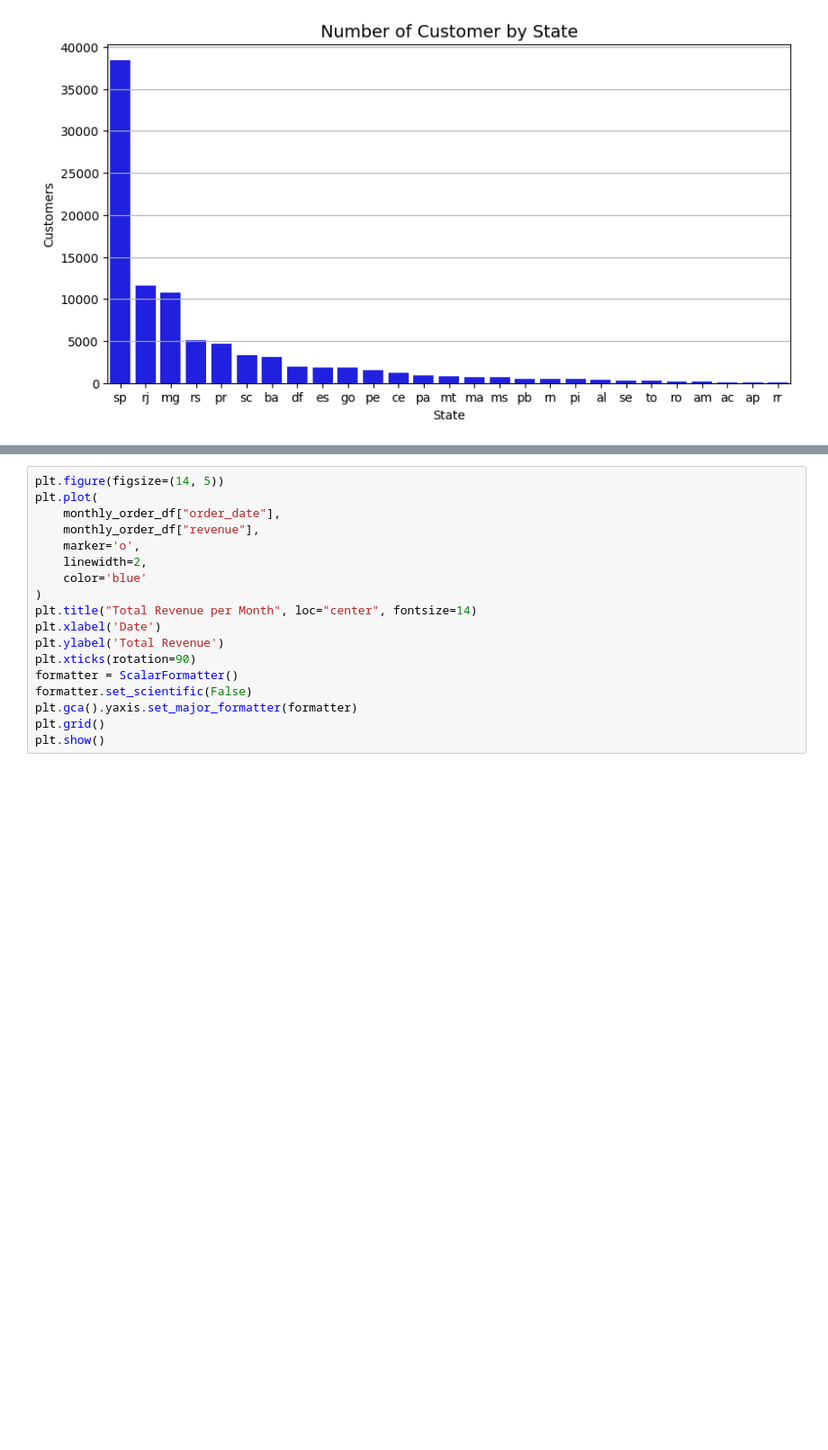
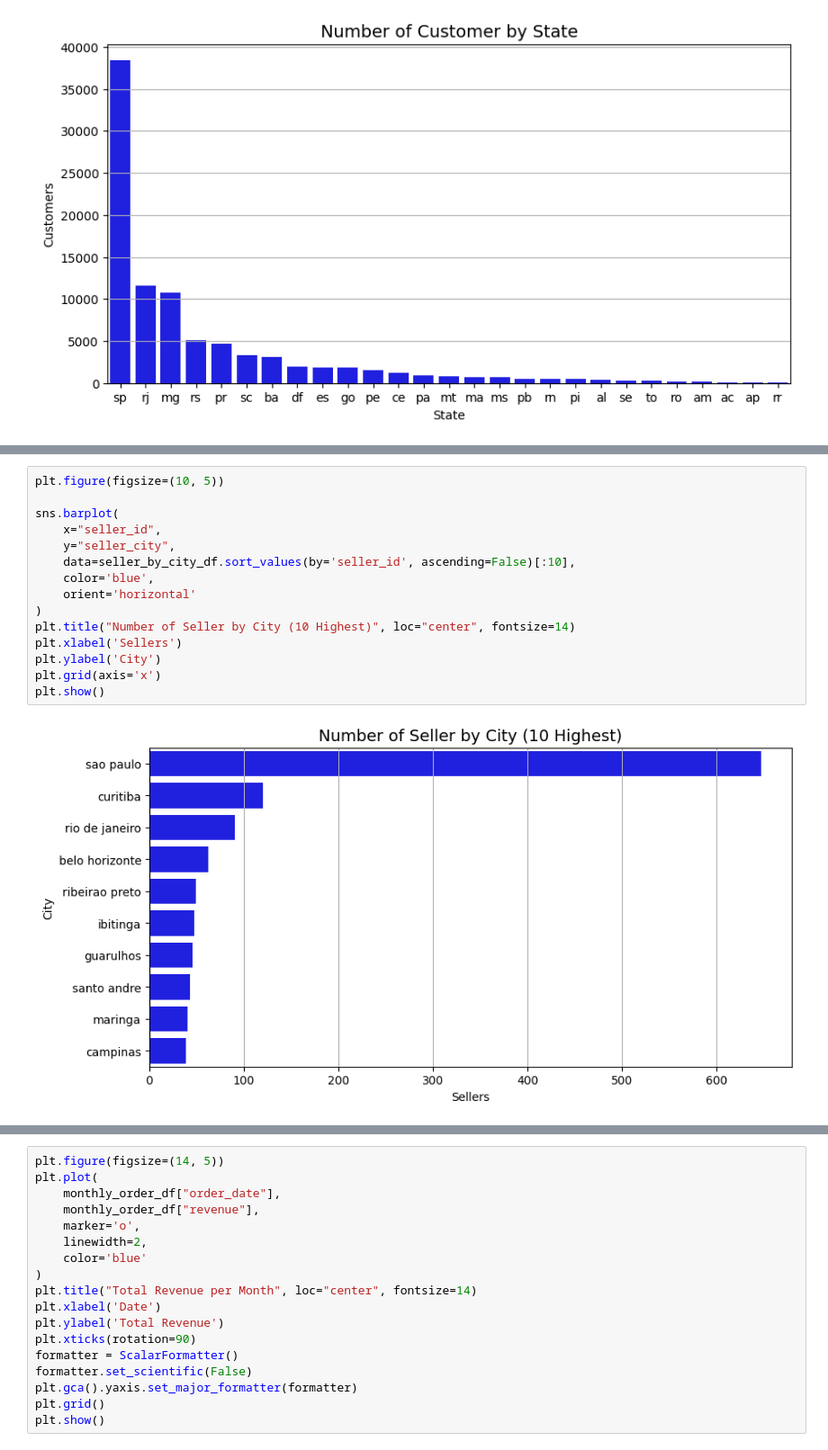
Before and after one commit to Habiburr0hman/dicoding_proyek_analisis_data, a Jupyter notebook: notebook.ipynb, the cells around one changed output, grey strips where cells are left out. Shown at 90% size. Drawn from its saved outputs; the diff is of its cells as text; blank space fills up the shorter version.

```diff
--- a/notebook.ipynb
+++ b/notebook.ipynb
@@ -705,0 +802,17 @@ plt.show()
+# %%
+plt.figure(figsize=(10, 5))
+
+sns.barplot(
+    x="seller_id",
+    y="seller_city",
+    data=seller_by_city_df.sort_values(by='seller_id', ascending=False)[:10],
+    color='blue',
+    orient='horizontal'
+)
+plt.title("Number of Seller by City (10 Highest)", loc="center", fontsize=14)
+plt.xlabel('Sellers')
+plt.ylabel('City')
+plt.grid(axis='x')
+plt.show()
+# %% [output]
+[figure, added]
```
Also changed, not shown: parts of 52 cells of this notebook, 13 other files.
